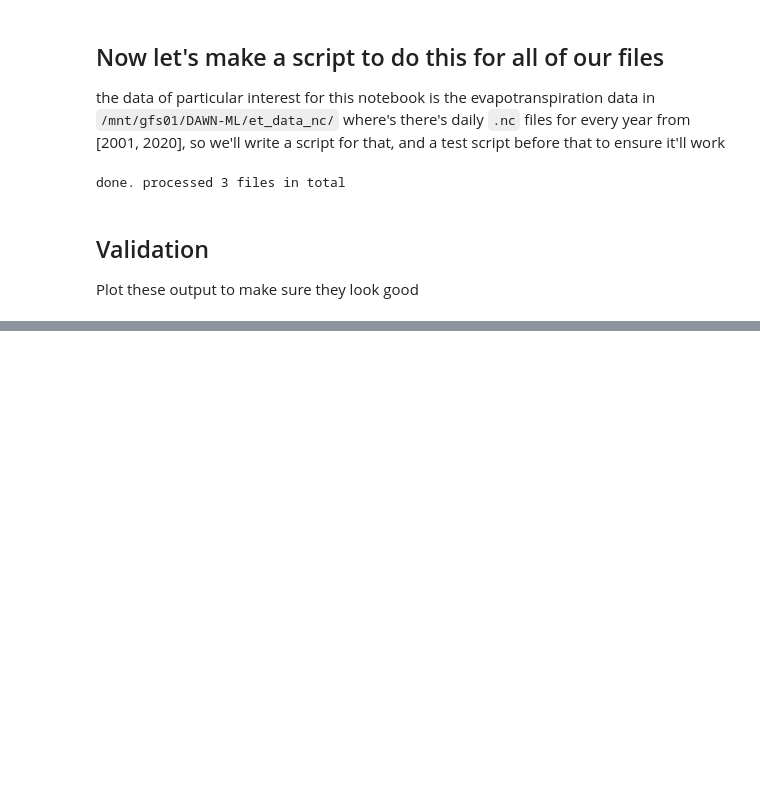
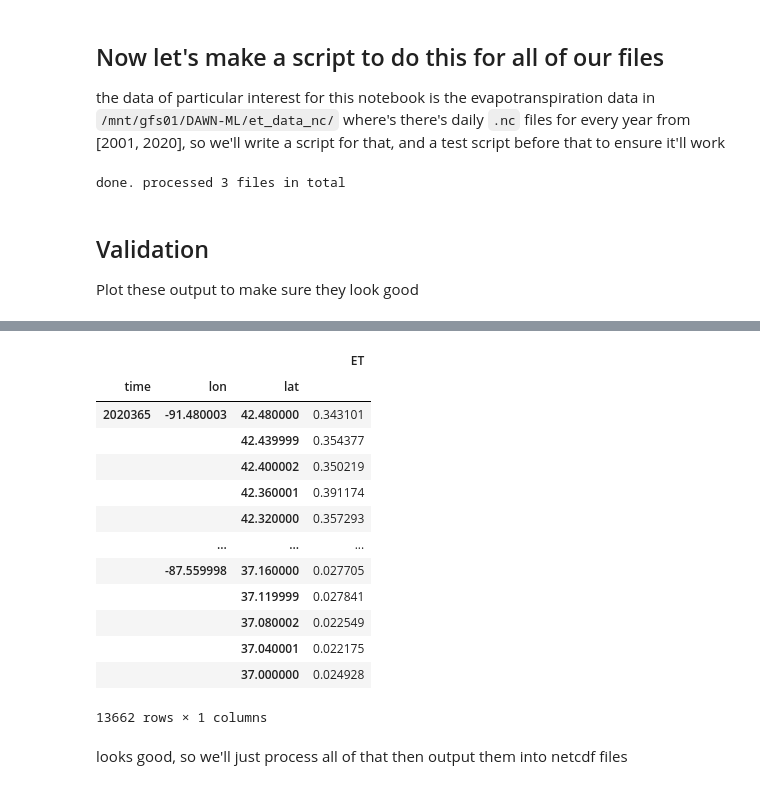
Before and after one commit to zsat/DAWN, a Jupyter notebook: cdo_tool/cdo_tool.ipynb, the cells around one changed output, grey strips where cells are left out. Drawn from its saved outputs; the diff is of its cells as text; code cells hidden in the pictures; blank space fills up the shorter version.

Commit message:
testing making time series nc files

```diff
--- a/cdo_tool/cdo_tool.ipynb
+++ b/cdo_tool/cdo_tool.ipynb
@@ -211,0 +215,21 @@ for filename in filenames:
+# %%
+ds = xr.open_dataset(f"{INPUT_PATH}/IL_data/IL_2020365.nc")
+merged = xr.merge([xr.Dataset({'time':('time', ['2020365'])}), ds])
+merged.to_dataframe()
+# %% [output]
+|  |  |  | ET |
+| time | lon | lat |  |
+| 2020365 | -91.480003 | 42.480000 | 0.343101 |
+|  |  | 42.439999 | 0.354377 |
+|  |  | 42.400002 | 0.350219 |
+|  |  | 42.360001 | 0.391174 |
+|  |  | 42.320000 | 0.357293 |
+|  | ... | ... | ... |
+|  | -87.559998 | 37.160000 | 0.027705 |
+|  |  | 37.119999 | 0.027841 |
+|  |  | 37.080002 | 0.022549 |
+|  |  | 37.040001 | 0.022175 |
+|  |  | 37.000000 | 0.024928 |
+13662 rows × 1 columns
+# %% [markdown]
+looks good, so we'll just process all of that then output them into netcdf files
```
Also changed, not shown: parts of 11 cells of this notebook, 11 other files.
